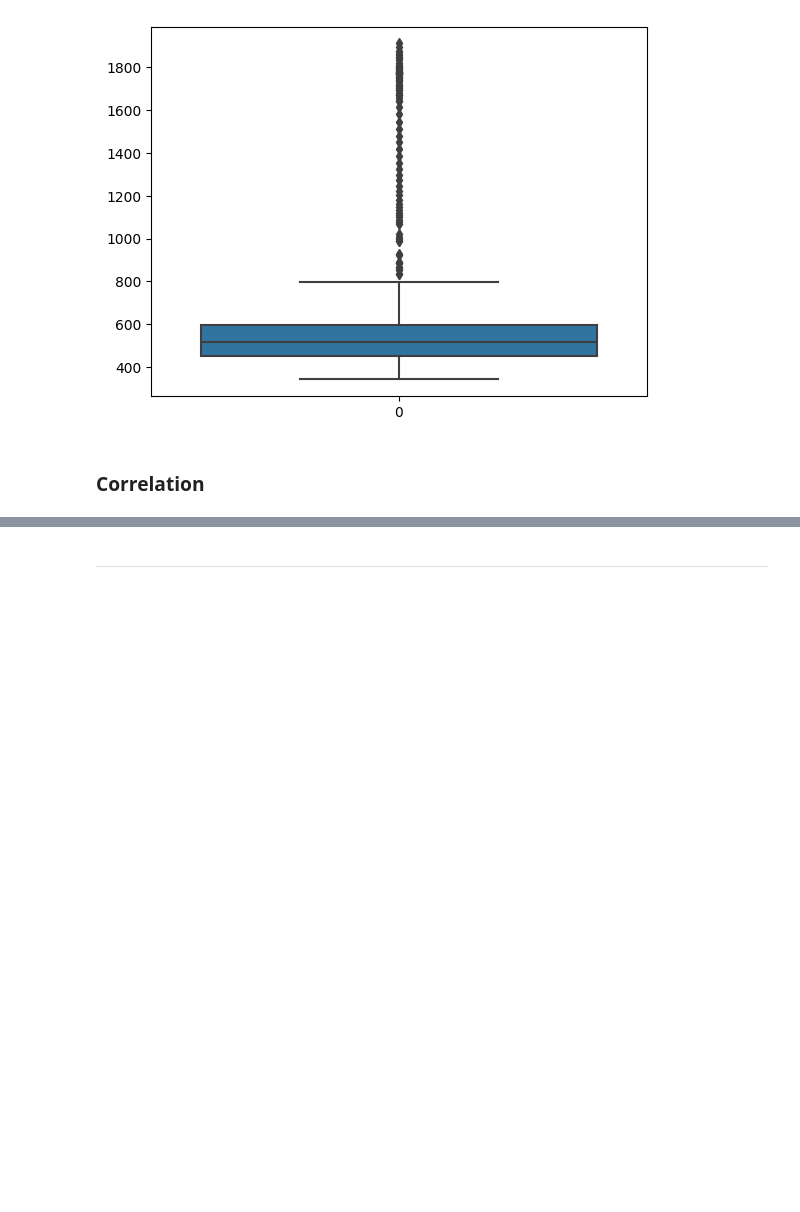
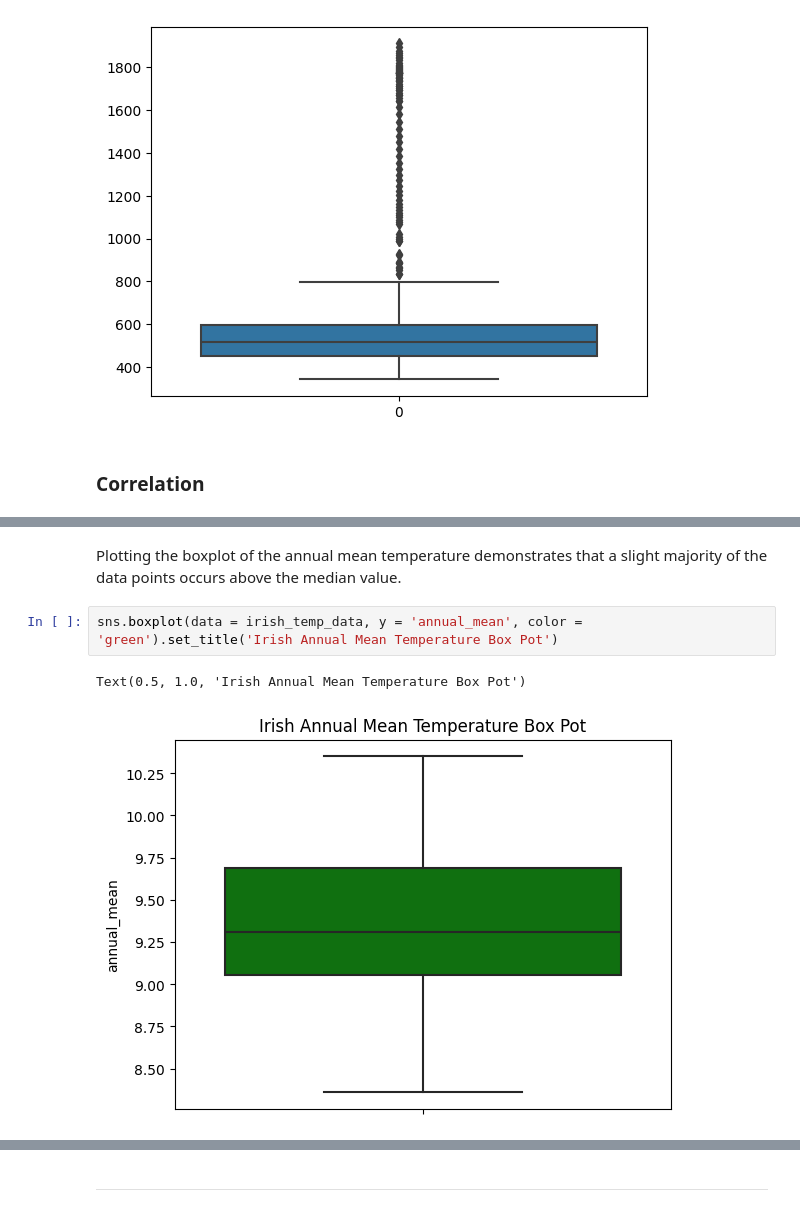
Before and after one commit to humphs078/Owner-avatar-programming_for_data_analysis_assignment_2, a Jupyter notebook: submission.ipynb, the cells around one changed output, grey strips where cells are left out. Saved outputs shown, nothing was run; the diff lists cells and outputs as text; blank space fills up the shorter version.

```diff
--- a/submission.ipynb
+++ b/submission.ipynb
@@ -1057,0 +1141,7 @@ sns.boxplot(full_methane_data['ch4_ppb'])
+# %% [markdown]
+Plotting the boxplot of the annual mean temperature demonstrates that a slight majority of the data points occurs above the median value.
+# %%
+sns.boxplot(data = irish_temp_data, y = 'annual_mean', color = 'green').set_title('Irish Annual Mean Temperature Box Pot')
+# %% [output]
+Text(0.5, 1.0, 'Irish Annual Mean Temperature Box Pot')
+[figure, added]
```
Also changed, not shown: parts of 45 cells of this notebook, 4 other files.
